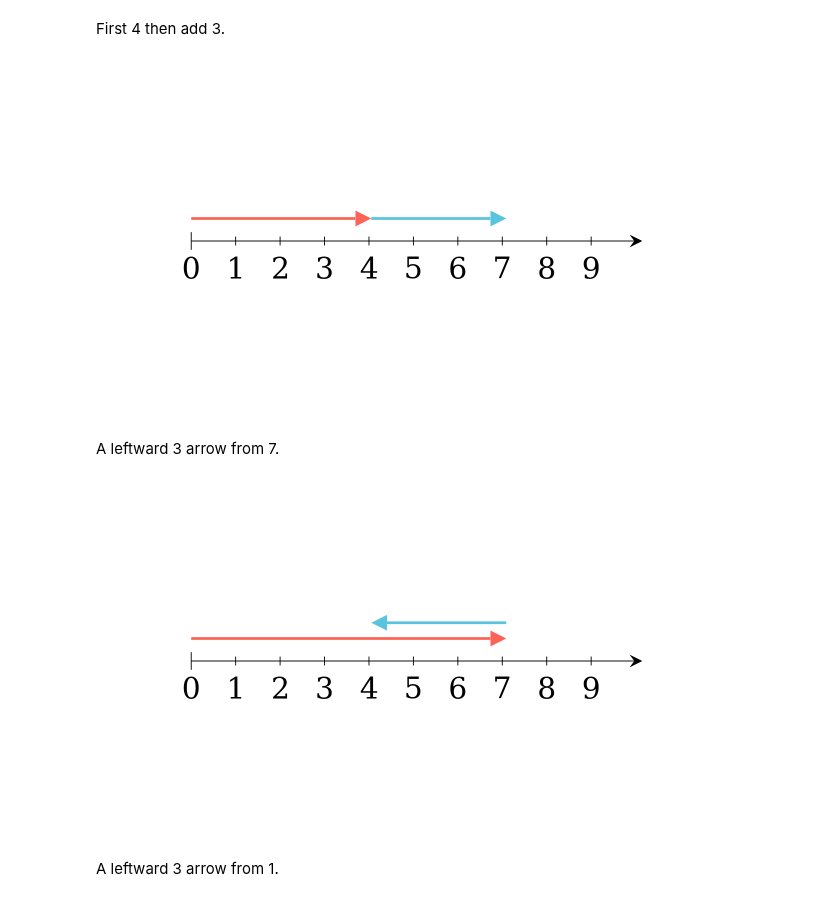
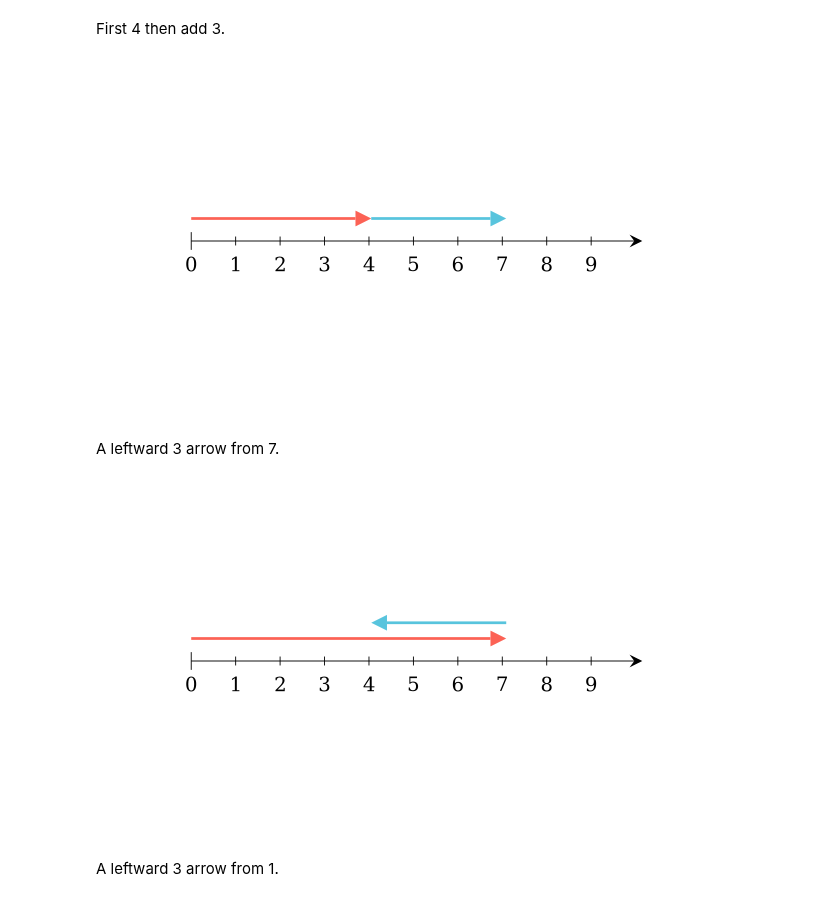
Before and after one commit to PhotonicGluon/NZQRC-Book, a Jupyter notebook: code/image_generation/notebooks/part-2/constructing-integers.ipynb, the cells around one changed output. Drawn from its saved outputs; the diff is of its cells as text; code cells hidden in the pictures.

```diff
--- a/code/image_generation/notebooks/part-2/constructing-integers.ipynb
+++ b/code/image_generation/notebooks/part-2/constructing-integers.ipynb
@@ -34,7 +34,7 @@ Just the plain ol' number line.
 # %%
 %%generate_image number-line_raw NumberLineDiagram
 
-FONT_SIZE = 48
+FONT_SIZE = 32
 
 
 class NumberLineDiagram(Scene):
@@ -62,7 +62,7 @@ First 3 then add 4.
 # %%
 %%generate_image number-line_add-3-then-4 NumberLineDiagram
 
-FONT_SIZE = 48
+FONT_SIZE = 32
 
 
 class NumberLineDiagram(Scene):
@@ -100,45 +100,45 @@ First 4 then add 3.
 # %%
 %%generate_image number-line_add-4-then-3 NumberLineDiagram
 
-FONT_SIZE = 48
+FONT_SIZE = 32
 
 
 class NumberLineDiagram(Scene):
     def construct(self):
         # Create the line
         line = NumberLine(
             x_range=[0, 9.99, 1],
             numbers_to_exclude=[10],
             color=BLACK,
             numbers_with_elongated_ticks=[0],
             include_numbers=True,
             label_constructor=Text,
             font_size=FONT_SIZE,
             line_to_number_buff=0.35
         )
         for n in line.numbers:
             n.set_color(BLACK)
         line.add_tip(tip_shape=StealthTip, tip_length=0.2)
 
         self.add(line)
 
         # Add an arrow for 4
         four_arrow = Arrow(line.n2p(0), line.n2p(4), color=RED, buff=0)
         four_arrow.shift(0.5*UP)
         self.add(four_arrow)
 
         # Add an arrow for 3
         three_arrow = Arrow(line.n2p(4), line.n2p(7), color=BLUE, buff=0)
         three_arrow.shift(0.5*UP)
         self.add(three_arrow)
 # %% [output]
-[figure, old version]
+[figure, new version]
 # %% [markdown]
 A leftward 3 arrow from 7.
 # %%
 %%generate_image number-line_sub-3-from-7 NumberLineDiagram
 
-FONT_SIZE = 48
+FONT_SIZE = 32
 
 
 class NumberLineDiagram(Scene):
@@ -170,7 +170,7 @@ class NumberLineDiagram(Scene):
         three_arrow.shift(0.85*UP)
         self.add(three_arrow)
 # %% [output]
-[figure, old version]
+[figure, new version]
 # %% [markdown]
 A leftward 3 arrow from 1.
 # %%
```
Also changed, not shown: parts of 14 cells of this notebook, 12 other files.
